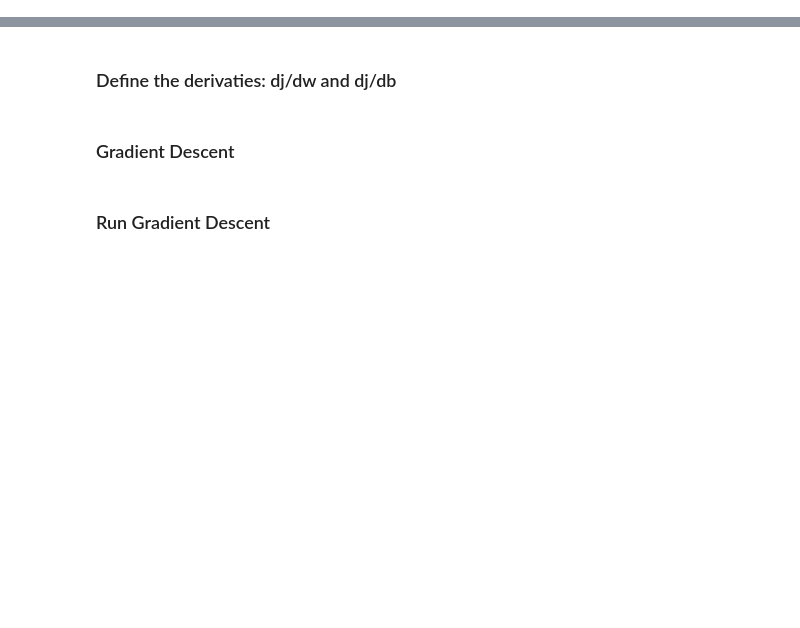
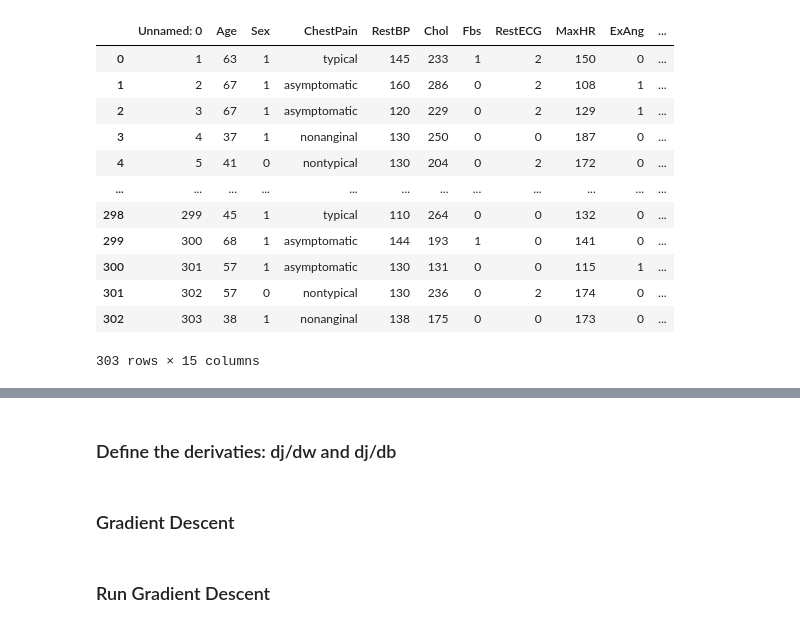
Before and after one commit to kentjordan/ml-from-scratch, a Jupyter notebook: logistic_regression.ipynb, the cells around one changed output, grey strips where cells are left out. Cells and saved outputs as stored; diff of their text form; code cells hidden in the pictures; blank space fills up the shorter version.

```diff
--- a/logistic_regression.ipynb
+++ b/logistic_regression.ipynb
@@ -8,0 +8,17 @@ y_train = np.array([0, 0, 0, 1, 1, 1])
+# %%
+df = pd.read_csv('./dataset/logistic_regression/Heart.csv')
+df
+# %% [output]
+|  | Unnamed: 0 | Age | Sex | ChestPain | RestBP | Chol | Fbs | RestECG | MaxHR | ExAng | ... |
+| 0 | 1 | 63 | 1 | typical | 145 | 233 | 1 | 2 | 150 | 0 | ... |
+| 1 | 2 | 67 | 1 | asymptomatic | 160 | 286 | 0 | 2 | 108 | 1 | ... |
+| 2 | 3 | 67 | 1 | asymptomatic | 120 | 229 | 0 | 2 | 129 | 1 | ... |
+| 3 | 4 | 37 | 1 | nonanginal | 130 | 250 | 0 | 0 | 187 | 0 | ... |
+| 4 | 5 | 41 | 0 | nontypical | 130 | 204 | 0 | 2 | 172 | 0 | ... |
+| ... | ... | ... | ... | ... | ... | ... | ... | ... | ... | ... | ... |
+| 298 | 299 | 45 | 1 | typical | 110 | 264 | 0 | 0 | 132 | 0 | ... |
+| 299 | 300 | 68 | 1 | asymptomatic | 144 | 193 | 1 | 0 | 141 | 0 | ... |
+| 300 | 301 | 57 | 1 | asymptomatic | 130 | 131 | 0 | 0 | 115 | 1 | ... |
+| 301 | 302 | 57 | 0 | nontypical | 130 | 236 | 0 | 2 | 174 | 0 | ... |
+| 302 | 303 | 38 | 1 | nonanginal | 138 | 175 | 0 | 0 | 173 | 0 | ... |
+303 rows × 15 columns
```
Also changed, not shown: parts of 30 cells of this notebook.
